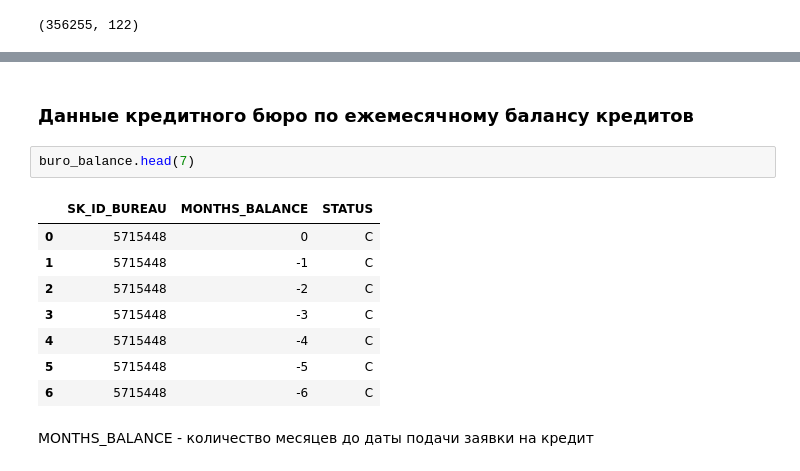
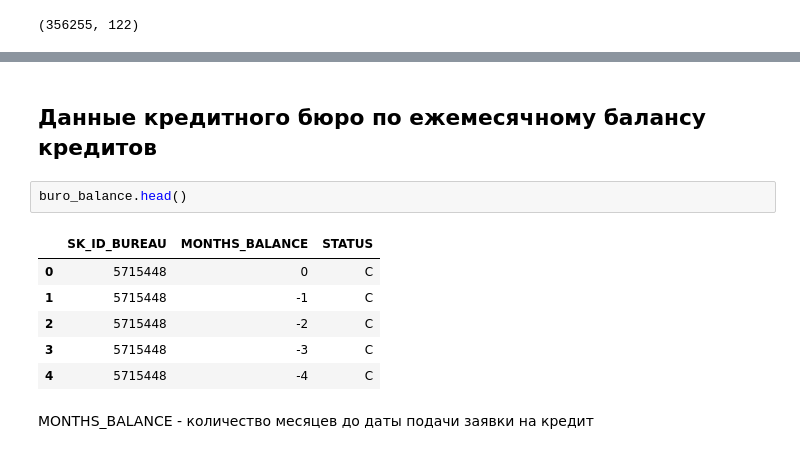
Before and after one commit to bypolyarka/home-credit-kaggle, a Jupyter notebook: home_credit_full_data_fe.ipynb, the cells around one changed output, grey strips where cells are left out. Drawn from its saved outputs; the diff is of its cells as text.

```diff
--- a/home_credit_full_data_fe.ipynb
+++ b/home_credit_full_data_fe.ipynb
@@ -183,16 +454,14 @@ gc.collect()
 # %% [markdown]
-### Данные кредитного бюро по ежемесячному балансу кредитов
+## Данные кредитного бюро по ежемесячному балансу кредитов
 # %%
-buro_balance.head(7)
+buro_balance.head()
 # %% [output]
 |  | SK_ID_BUREAU | MONTHS_BALANCE | STATUS |
 | 0 | 5715448 | 0 | C |
 | 1 | 5715448 | -1 | C |
 | 2 | 5715448 | -2 | C |
 | 3 | 5715448 | -3 | C |
 | 4 | 5715448 | -4 | C |
-| 5 | 5715448 | -5 | C |
-| 6 | 5715448 | -6 | C |
 # %% [markdown]
 MONTHS_BALANCE - количество месяцев до даты подачи заявки на кредит
 # %%
```
Also changed, not shown: parts of 51 cells of this notebook.
